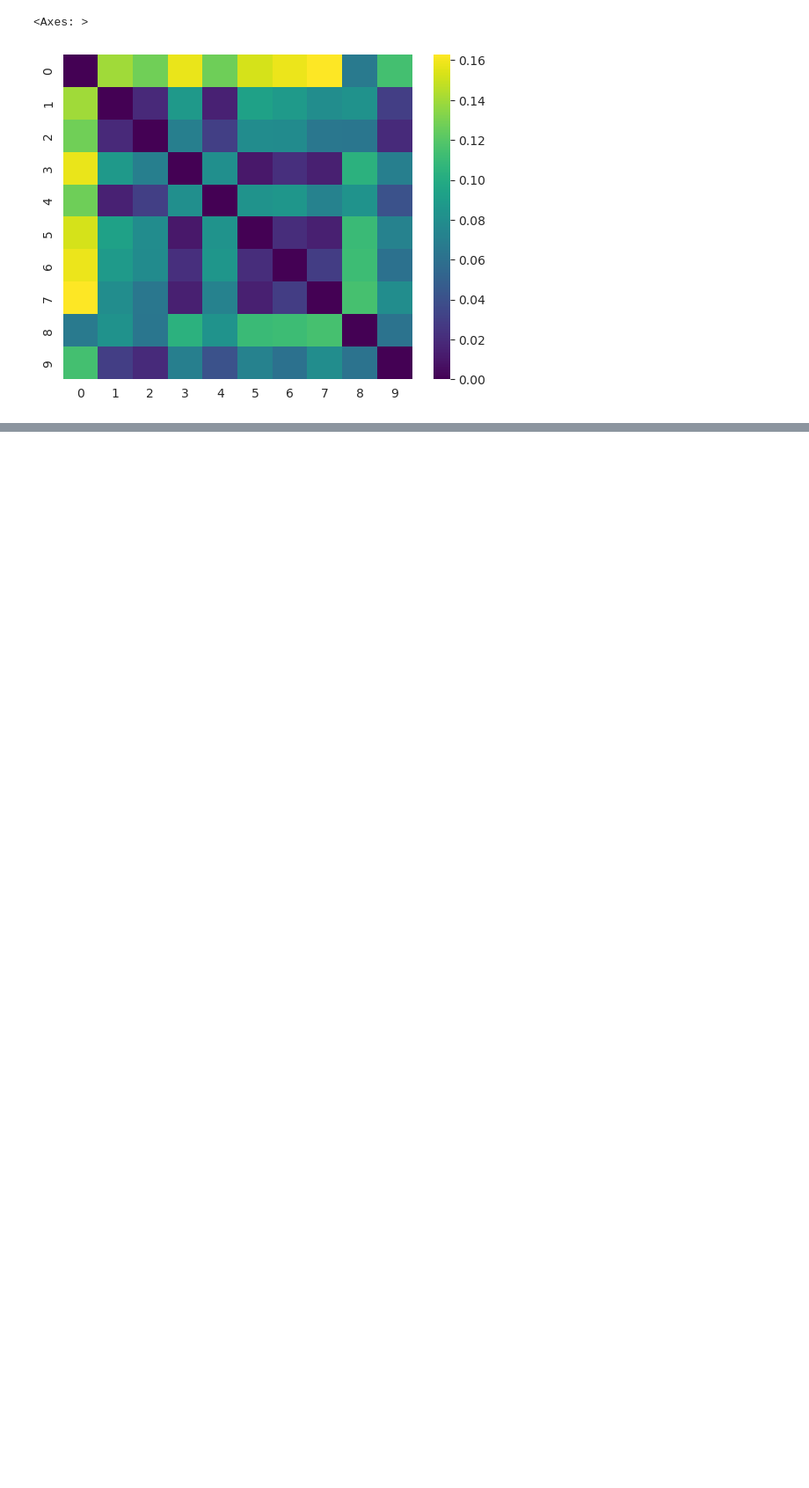
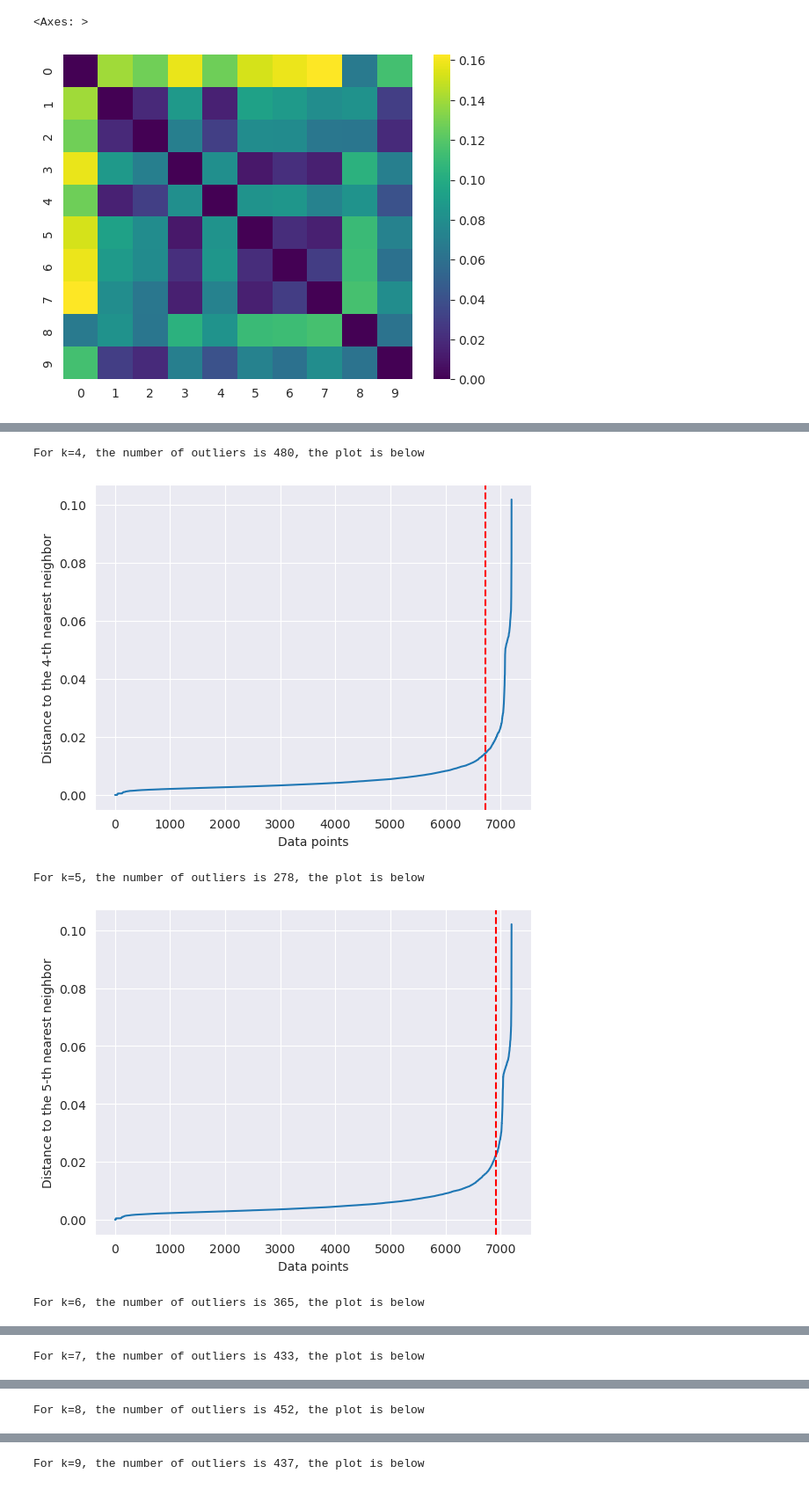
Before and after one commit to arcticronin/anomaly_detection, a Jupyter notebook: knn.ipynb, the cells around one changed output, grey strips where cells are left out. Shown at 88% size. Saved outputs shown, nothing was run; the diff lists cells and outputs as text; code cells hidden in the pictures; blank space fills up the shorter version.

```diff
--- a/knn.ipynb
+++ b/knn.ipynb
@@ -55,0 +27,50 @@ coordinates are: 7166.000000,0.803368
+# %%
+# Initialize a list to store the number of outliers for each k
+outliers_count = []
+
+# Loop through values of k from 2 to 49
+for k in range(4, 20):
+    # Initialize the NearestNeighbors model with precomputed distances
+    neigh = NearestNeighbors(n_neighbors=k, metric='precomputed')
+
+    # Fit the model to the distance matrix
+    neigh.fit(distance_matrix)
+
+    # Compute the distances and indices of the k-th nearest neighbors
+    distances, indices = neigh.kneighbors(distance_matrix)
+
+    # Extract the distances to the k-th nearest neighbor
+    distances_kth = distances[:, -1]
+
+    # Sort the distances to the k-th nearest neighbor
+    distances_kth_sorted = np.sort(distances_kth)
+
+    # Find the knee point
+    kl = KneeLocator(np.arange(len(distances_kth_sorted)),
+                     distances_kth_sorted,
+                     S= 3,
+                     curve='convex',
+                     direction='increasing')
+
+    # Label outliers: points with a distance greater than the knee point distance are considered outliers
+    labels = (distances_kth > kl.knee_y) * -1
+
+    # Count the number of outliers
+    num_outliers = np.sum(labels == -1)
+    outliers_count.append(num_outliers)
+
+    # Print the number of outliers for the current value of k
+    print(f"For k={k}, the number of outliers is {num_outliers}, the plot is below")
+
+    plt.plot(distances_kth_sorted)
+    plt.xlabel('Data points')
+    plt.ylabel(f"Distance to the {k}-th nearest neighbor")
+#plt.title(f"Knee method on sorted distances to the {k}-th nearest neighbor")
+    plt.axvline(kl.knee, color='red', linestyle='dashed')
+    plt.show()
+# %% [output]
+For k=4, the number of outliers is 480, the plot is below
+[figure, added]
+For k=5, the number of outliers is 278, the plot is below
+[figure, added]
+For k=6, the number of outliers is 365, the plot is below
@@ -55,0 +78 @@ coordinates are: 7166.000000,0.803368
+For k=7, the number of outliers is 433, the plot is below
@@ -55,0 +80 @@ coordinates are: 7166.000000,0.803368
+For k=8, the number of outliers is 452, the plot is below
@@ -55,0 +82 @@ coordinates are: 7166.000000,0.803368
+For k=9, the number of outliers is 437, the plot is below
```
Also changed, not shown: parts of 12 cells of this notebook, 22 other files.
